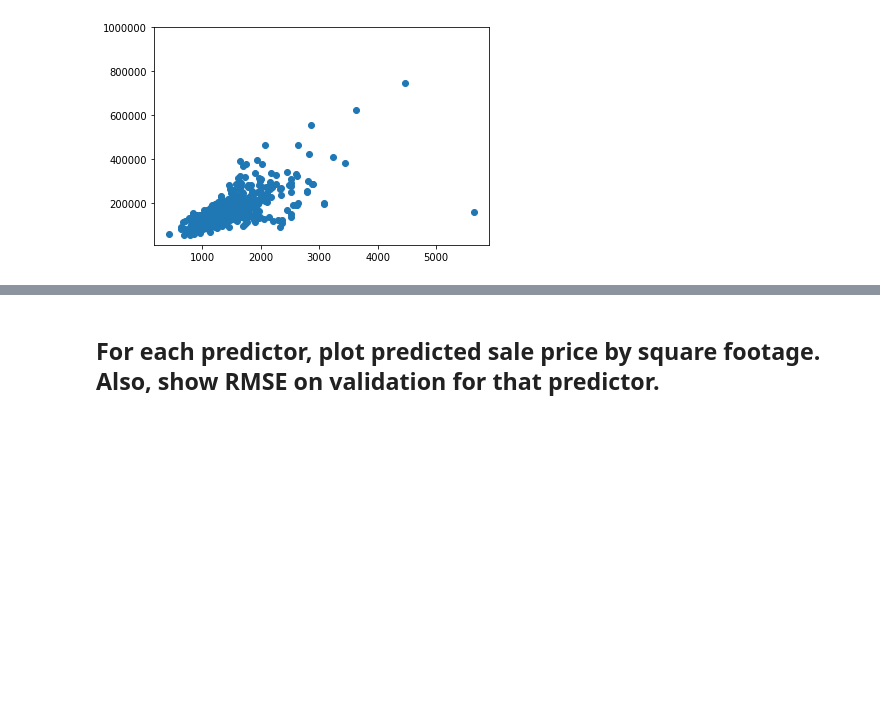
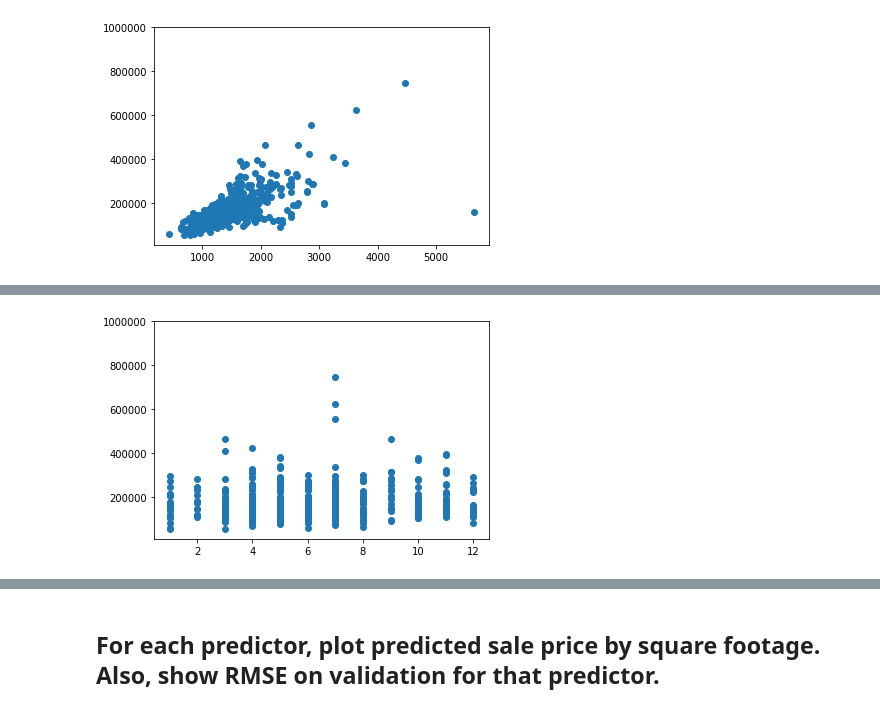
Before and after one commit to brachbach/kaggle_house_prices, a Jupyter notebook: visualize_predictions.ipynb, the cells around one changed output, grey strips where cells are left out. Drawn from its saved outputs; the diff is of its cells as text; code cells hidden in the pictures; blank space fills up the shorter version.

```diff
--- a/visualize_predictions.ipynb
+++ b/visualize_predictions.ipynb
@@ -21,0 +30,4 @@ visualize_prices(validation)
+# %%
+visualize_prices(validation,"MoSold")
+# %% [output]
+[figure, added]
```
Also changed, not shown: parts of 8 cells of this notebook, 1 other file.
